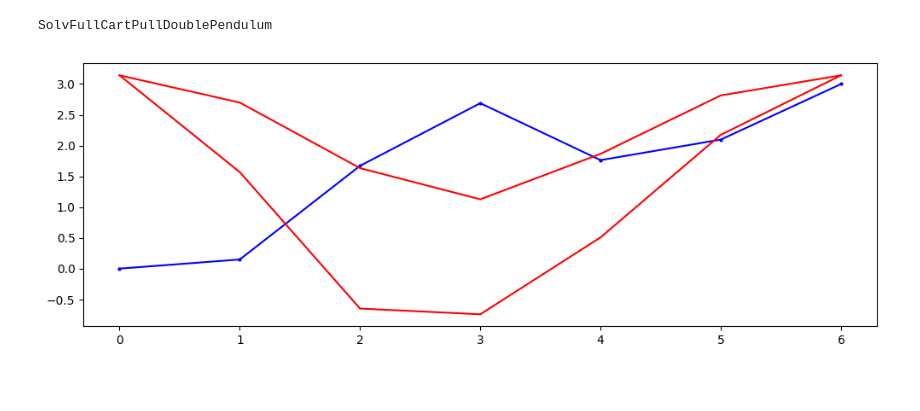
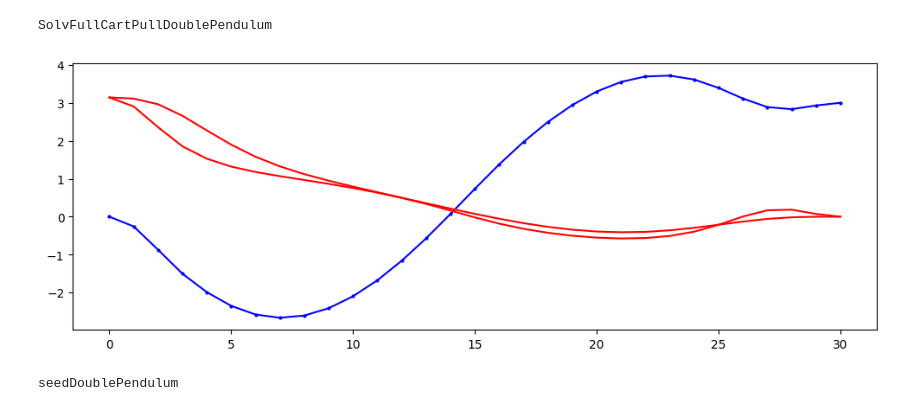
Before and after one commit to the1kieran/pullCartTrajOpt, a Jupyter notebook: finalProject/AlexProject.ipynb, the cells around one changed output. Drawn from its saved outputs; the diff is of its cells as text; code cells hidden in the pictures; blank space fills up the shorter version.

```diff
--- a/finalProject/AlexProject.ipynb
+++ b/finalProject/AlexProject.ipynb
@@ -272,9 +272,9 @@ function process2CSVPen2(x,path = "./pullCartVis3D/Assets/Data/data.csv")
     xFull = zeros(7*nb, size(x)[2])
 
     #place r locations
-    xFull[1,:] = x[1,:]
-    xFull[4,:] = x[1,:]
-    xFull[7,:] = x[1,:] + .85*sin.(x[2,:])                #forward kinematics from unity origin
+    xFull[1,:] =  -x[1,:]
+    xFull[4,:] =  -x[1,:]
+    xFull[7,:] =  -x[1,:] - .85*sin.(x[2,:])                #forward kinematics from unity origin
     xFull[8,:] =  .85*cos.(x[2,:])                         #forward kinematics from unity origin
 
     xFull[6,:] = .15*ones(size(x)[2],1)                   #unity compensation
@@ -283,8 +283,8 @@ function process2CSVPen2(x,path = "./pullCartVis3D/Assets/Data/data.csv")
     #place orientation parameters appropriately
     for i in range(1,size(x)[2])
         xFull[10:13,i]   = A2P(Rx(pi/2)*eye(3))           #unity compensation
-        xFull[14:17,i]   = A2P(Rx(pi/2)*Ry(-x[2,i]))       #unity compensation
-        xFull[18:21,i]   = A2P(Rx(pi/2)*Ry(pi)*Ry(-x[3,i]))       #unity compensation
+        xFull[14:17,i]   = A2P(Rx(pi/2)*Ry(x[2,i]))       #unity compensation
+        xFull[18:21,i]   = A2P(Rx(pi/2)*Ry(pi)*Ry(x[3,i]))       #unity compensation
     end
 
     #print to CSV
@@ -777,19 +777,17 @@ inputs:
 outputs:
     path = [4xk]                   #state matrix that specifies path
 """
-function SolvFullCartPullDoublePendulum(x0, xf, tf, h, ; xStart = "None" , itype = "backwardEuler")
+function SolvFullCartPullDoublePendulum(x0, xf, tf, h ; xStart = "None" , itype = "backwardEuler")
 
     #define model
     m = Model(solver = IpoptSolver(print_level=0))
     T = 0:h:tf                   #time vector
     K = length(T)                 #number of collocation points
-    if xStart != "None"
-       @variable(m, x[1:6,1:K], start = xStart)#system state at discrete times
-    else
-        @variable(m, x[1:6,1:K])   #system state at discrete times
-    end
+    @variable(m, x[1:6,1:K])   #system state at discrete times
     @variable(m, xdot[1:6,1:K])   #derivative of system state at discrete times
     @variable(m,    u[1:1,1:K])   #control input to system along q1
+    if xStart != "None"  setvalue(x[:,:] , xStart) end
+
 
     #boundry constraints - initial and final state
     @constraint(m, x[:,1] .== x0)
@@ -806,8 +804,8 @@ function SolvFullCartPullDoublePendulum(x0, xf, tf, h, ; xStart = "None" , itype
 
     #path Constraints
     for k in 1:K
-        @constraint(m, x[1,k] <= 3)
-        @constraint(m, x[1,k] >= -3)
+        @constraint(m, x[1,k] <= 10)
+        @constraint(m, x[1,k] >= -10)
     end
 
 
@@ -833,13 +831,13 @@ function SolvFullCartPullDoublePendulum(x0, xf, tf, h, ; xStart = "None" , itype
 
         #calculate qddot's
         @NLconstraint(m,(m1+m2+m3)*q1ddot + l1*(m1 + m2)*cos(q2)*q2ddot + m2*l2*cos(q3)*q3ddot
-                        -(l1*(m1+m2)*q2dot^2*sin(q2) + m2*l2*q3dot^2*sin(q3)) + u[1,k] == 0)
+                        -(l1*(m1+m2)*q2dot*q2dot*sin(q2) + m2*l2*q3dot*q3dot*sin(q3) + u[1,k]) == 0)
 
-        @NLconstraint(m, l1*(m1+m2)*cos(q2)*q1ddot + l1^2*(m1+m2)*q2ddot + l1*l2*m2*cos(q2-q3)*q3ddot
-                        -(-l1*l2*m2*q3dot^2*sin(q2-q3) + g*(m1+m2)*l1*sin(q2)) == 0)
+        @NLconstraint(m, l1*(m1+m2)*cos(q2)*q1ddot + l1*l2*(m1+m2)*q2ddot + l1*l2*m2*cos(q2-q3)*q3ddot
+                        -(-l1*l2*m2*q3dot*q3dot*sin(q2-q3) + g*(m1+m2)*l1*sin(q2)) == 0)
 
-         @NLconstraint(m, l2*m2*cos(q3)*q1ddot + l1*l2*m2*cos(q2-q3)*q2ddot + l2^2*m2*q3ddot
-                         -(l1*l2*m2*q2dot^2*sin(q2-q3) + g*l2*m2*sin(q3)) == 0 )
+         @NLconstraint(m, l2*m2*cos(q3)*q1ddot + l1*l2*m2*cos(q2-q3)*q2ddot + l2*l2*m2*q3ddot
+                         -(l1*l2*m2*q2dot*q2dot*sin(q2-q3) + g*l2*m2*sin(q3)) == 0 )
 
 
     end
@@ -874,21 +872,22 @@ end
 SolvFullCartPullDoublePendulum
 # %%
 x0 = [0 pi pi 0 0 0]'
-xf = [3 pi pi 0 0 0]'
+xf = [3 0 0  0 0 0]'
 
-m,c,x,xdot = SolvFullCartPullDoublePendulum(x0, xf, 2, .3)
-#m,c,x,xdot = SolvFullCartPullDoublePendulum(x0, xf, 2, .1, resample(x,.3,.1))
+m,c,x,xdot = SolvFullCartPullDoublePendulum(x0, xf, 3, .1)
+#m,c,x,xdot = SolvFullCartPullDoublePendulum(x0, xf, 3, .1,seedDoublePendulum(x0, xf,3,.1))
+#m,c,x,xdot = SolvFullCartPullDoublePendulum(x0, xf, 2, .1) # resample(x,.3,.1))
 #m,c,x,xdot = SolvFullCartPullDoublePendulum(x0, xf, 2, .05, resample(x,.1,.05))
 #m = SolvFullCartPullDoublePendulum(x0, xf, 3, .1,"backwardEuler")
 
 using PyPlot
 figure(figsize=(12,4))
 #plot(c[1,:])
 plot( x[1,:], "b.-", markersize=4)
 plot(x[2,:],"r")
 plot(x[3,:],"r")
 
-xx = resample(x,.05,.002)
+xx = resample(x,.1,1/45)
 process2CSVPen2(xx)
 # %% [output]
-[figure, old version]
+[figure, new version]
@@ -895,3 +904,17 @@ process2CSVPen2(xx)
+# %%
+"""
+seed the starting state of the double pendulum with linear change between starting and ending state
+"""
+function seedDoublePendulum(x0, xf,tf,h)
+    T = 0:h:tf
+    K = length(T)
+    x = zeros(6,K)
+    x[1,:] = linspace(x0[1,1],xf[1,1],K)
+    x[2,:] = linspace(x0[2,1],xf[2,1],K)
+    x[3,:] = linspace(x0[3,1],xf[3,1],K)
+end
+# %% [output]
+seedDoublePendulum
 # %%
 using PyPlot
 
```
Also changed, not shown: parts of 2 cells of this notebook, 5 other files.
